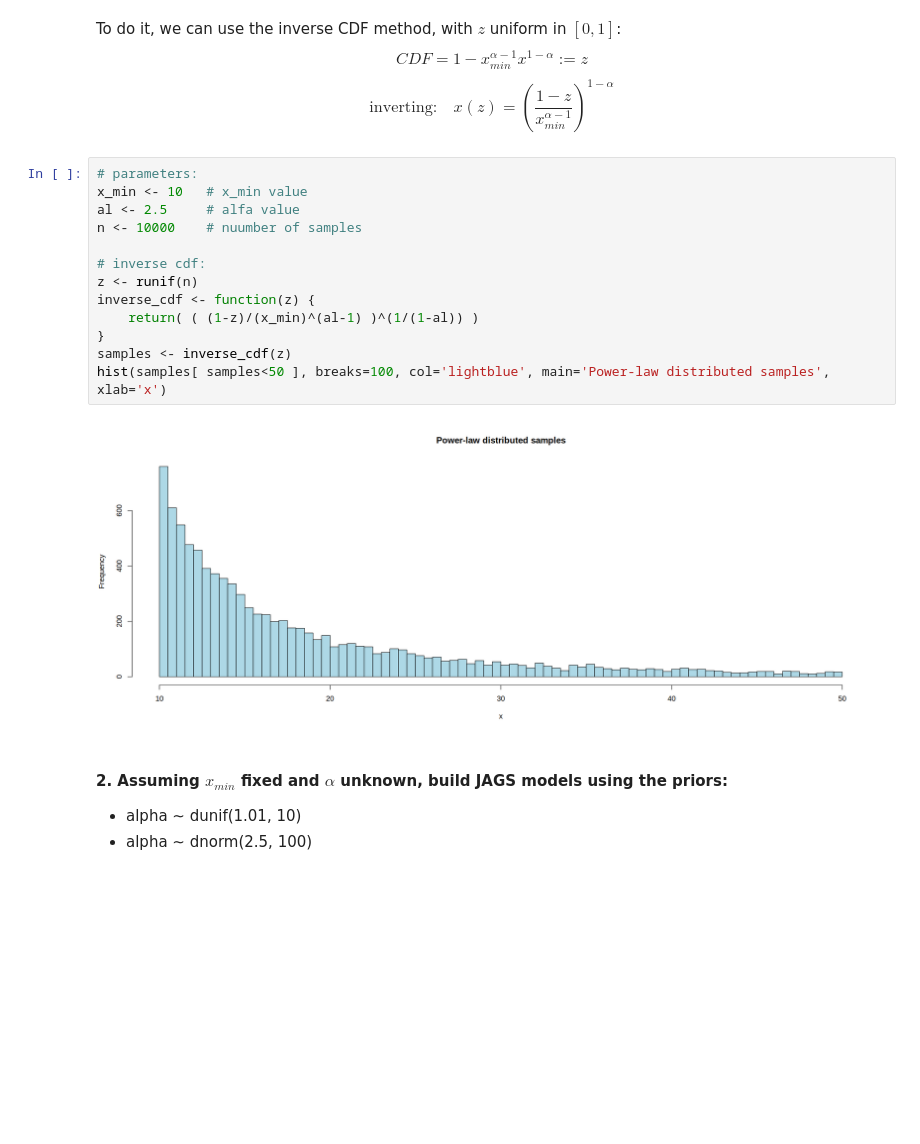
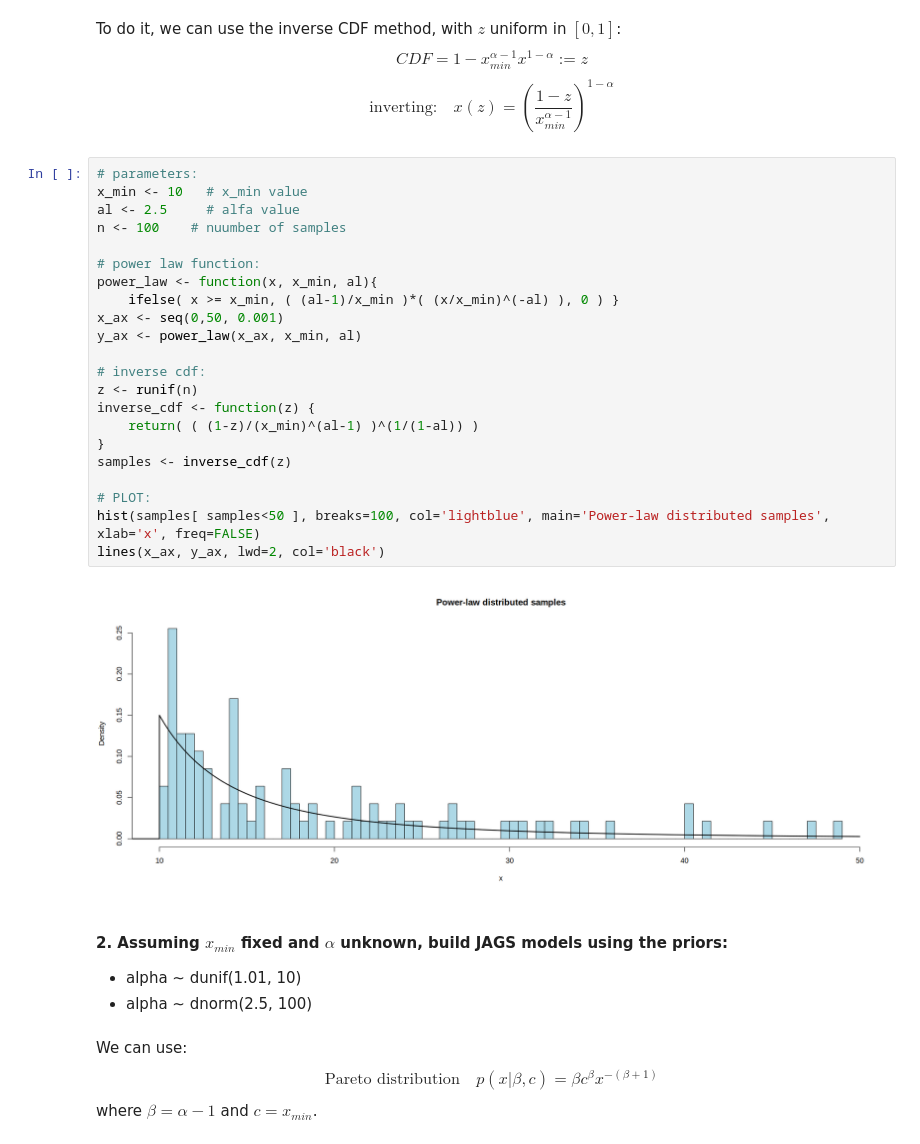
Before and after one commit to seccobenedetto/ex_Advanced_Statistics, a Jupyter notebook: lab_5/lab_5_test.ipynb, the cells around one changed output. Drawn from its saved outputs; the diff is of its cells as text; blank space fills up the shorter version.

```diff
--- a/lab_5/lab_5_test.ipynb
+++ b/lab_5/lab_5_test.ipynb
@@ -276,19 +276,32 @@ $$ \text{inverting:} \quad x(z) = \left( \frac{1-z}{ x_{min}^{\alpha -1} } \righ
 # %%
 # parameters:
 x_min <- 10   # x_min value
 al <- 2.5     # alfa value
-n <- 10000    # nuumber of samples
+n <- 100    # nuumber of samples
+
+# power law function:
+power_law <- function(x, x_min, al){
+    ifelse( x >= x_min, ( (al-1)/x_min )*( (x/x_min)^(-al) ), 0 ) }
+x_ax <- seq(0,50, 0.001)
+y_ax <- power_law(x_ax, x_min, al)
 
 # inverse cdf:
 z <- runif(n)
 inverse_cdf <- function(z) {
     return( ( (1-z)/(x_min)^(al-1) )^(1/(1-al)) )
 }
 samples <- inverse_cdf(z)
-hist(samples[ samples<50 ], breaks=100, col='lightblue', main='Power-law distributed samples', xlab='x')
+
+# PLOT:
+hist(samples[ samples<50 ], breaks=100, col='lightblue', main='Power-law distributed samples', xlab='x', freq=FALSE)
+lines(x_ax, y_ax, lwd=2, col='black')
 # %% [output]
-[figure, old version]
+[figure, new version]
 # %% [markdown]
 #### 2. Assuming $x_{min}$ fixed and $\alpha$ unknown, build JAGS models using the priors:
 * alpha ∼ dunif(1.01, 10)
 * alpha ∼ dnorm(2.5, 100)
+# %% [markdown]
+We can use:
+$$ \text{Pareto distribution} \quad p(x| \beta, c) = \beta c^{\beta} x^{-(\beta+1)} $$
+where $\beta = \alpha-1$ and $c= x_{min}$.
```
Also changed, not shown: parts of 5 cells of this notebook, 2 other files.
